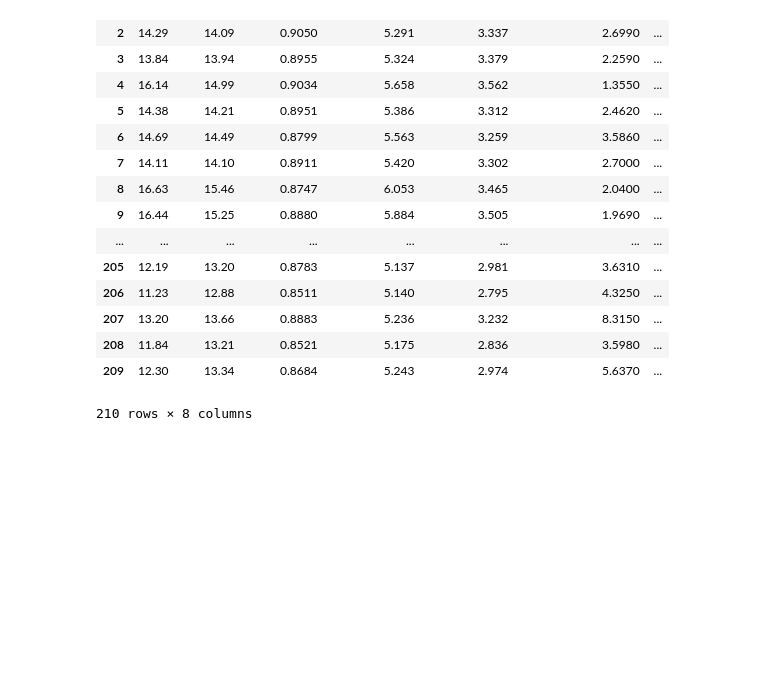
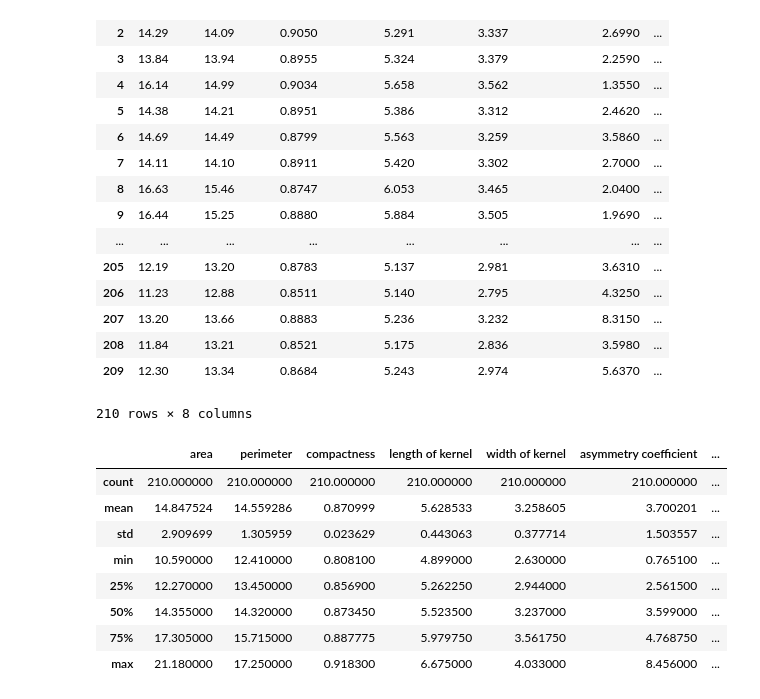
Before and after one commit to kchan23/UCI-ML-Seeds, a Jupyter notebook: 01-description.ipynb, the cells around one changed output. Cells and saved outputs as stored; diff of their text form; code cells hidden in the pictures; blank space fills up the shorter version.

```diff
--- a/01-description.ipynb
+++ b/01-description.ipynb
@@ -55,3 +56,15 @@ Seeds_Data
 | 208 | 11.84 | 13.21 | 0.8521 | 5.175 | 2.836 | 3.5980 | ... |
 | 209 | 12.30 | 13.34 | 0.8684 | 5.243 | 2.974 | 5.6370 | ... |
 210 rows × 8 columns
+# %%
+Seeds_Data.describe()
+# %% [output]
+|  | area | perimeter | compactness | length of kernel | width of kernel | asymmetry coefficient | ... |
+| count | 210.000000 | 210.000000 | 210.000000 | 210.000000 | 210.000000 | 210.000000 | ... |
+| mean | 14.847524 | 14.559286 | 0.870999 | 5.628533 | 3.258605 | 3.700201 | ... |
+| std | 2.909699 | 1.305959 | 0.023629 | 0.443063 | 0.377714 | 1.503557 | ... |
+| min | 10.590000 | 12.410000 | 0.808100 | 4.899000 | 2.630000 | 0.765100 | ... |
+| 25% | 12.270000 | 13.450000 | 0.856900 | 5.262250 | 2.944000 | 2.561500 | ... |
+| 50% | 14.355000 | 14.320000 | 0.873450 | 5.523500 | 3.237000 | 3.599000 | ... |
+| 75% | 17.305000 | 15.715000 | 0.887775 | 5.979750 | 3.561750 | 4.768750 | ... |
+| max | 21.180000 | 17.250000 | 0.918300 | 6.675000 | 4.033000 | 8.456000 | ... |
```
Also changed, not shown: parts of 6 cells of this notebook.
